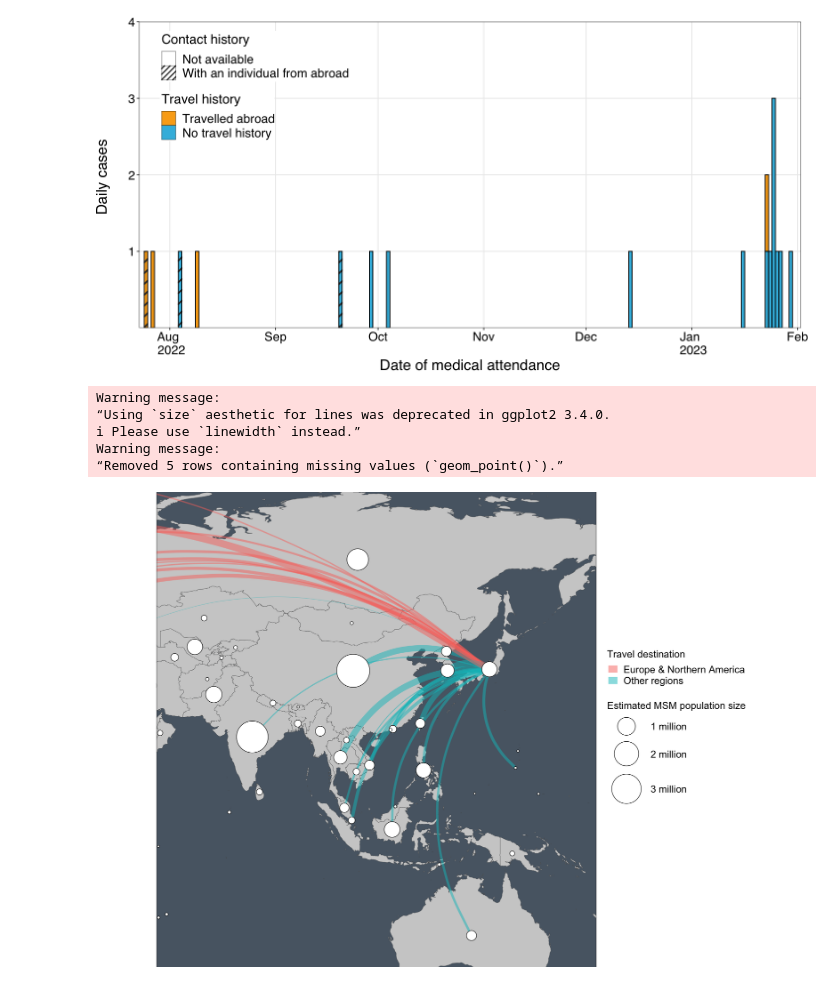
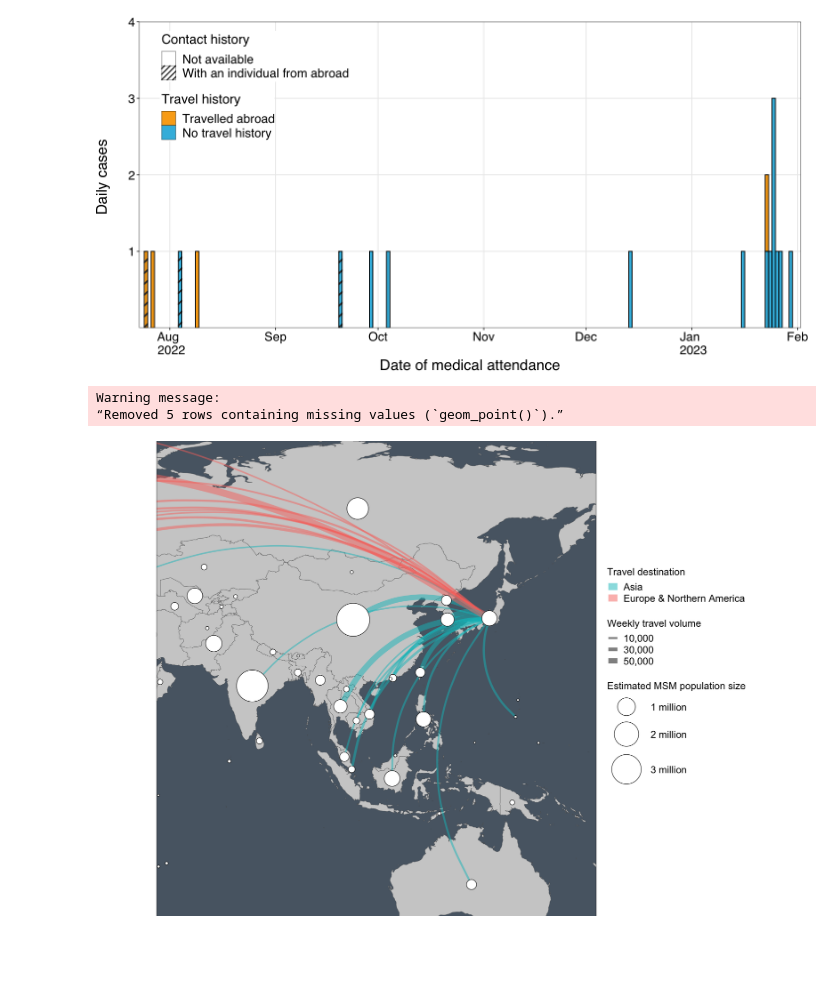
Before and after one commit to akira-endo/mpox_emergenceJapan, a Jupyter notebook: script/Code_for_visualization.ipynb, the cells around one changed output. Drawn from its saved outputs; the diff is of its cells as text; code cells hidden in the pictures; blank space fills up the shorter version.

Commit message:
updated code (as of 4 Feb)
with the fake travel volume data (flight_matrix_temp.csv)

```diff
--- a/script/Code_for_visualization.ipynb
+++ b/script/Code_for_visualization.ipynb
@@ -263,39 +262,41 @@ filter(weight >= thres) -> edges_for_plot
 options(repr.plot.width=15,repr.plot.height=10)
 label_set = c("1 million", "2 million", "3 million")
 break_set = c(1000000, 2000000, 3000000)
+
+label_set2 = c("10,000", "30,000", "50,000")
+break_set2 = c(10000, 30000, 50000)
 
 library(ggnewscale)
 
 flight_JPN %>% filter(Japan >= thres) %>% ggplot() +
 geom_polygon(aes(x = long, y = lat, group = group), data = map_data('world'),
              fill = "#CECECE", color = "#515151", size = 0.15) +
 
-geom_curve(aes(x = x, y = y, xend = xend, yend = yend, color=Travel, size = weight),
+geom_curve(aes(x = x, y = y, xend = xend, yend = yend, color=Travel, linewidth = weight),
            data = edges_for_plot, curvature = 0.33, alpha = 0.5) +
-scale_color_manual(name=c("Travel destination"), values = c("#F8766D", "#00BFC4")) +
-scale_size_continuous("Travel volume", range = c(0.25, 5)) +
+scale_color_manual("Travel destination", values = c("#00BFC4", "#F8766D")) +
+scale_linewidth_continuous("Weekly travel volume", labels=label_set2, breaks=break_set2, range = c(1, 5)) +
 
 new_scale("size") +
 geom_point(data = merge(df_MSM_imputed %>%
                         mutate(imputed=case_when(iso_code==c("CHN") ~ 3830, iso_code==c("IND") ~ 3500, TRUE ~ imputed)) %>%
                         rename(iso_3=iso_code), df_geo_info, by=c("iso_3"), all.x=TRUE),
            aes(x = lon, y = lat, size = imputed*1000),
            shape = 21, fill = 'white', color = 'black', stroke = 0.5) +
 scale_size_continuous("Estimated MSM population size", labels=label_set, breaks=break_set, range = c(1, 25)) +
 
 coord_quickmap(xlim = c(60, 160),  ylim = c(-35, 80)) +
 
 theme(panel.grid = element_blank()) + theme(axis.text = element_blank()) +
 theme(axis.ticks = element_blank()) + theme(axis.title = element_blank()) +
 theme(legend.position = "right", legend.title = element_text(size = 15), legend.text = element_text(size = 15)) +
 theme(panel.grid = element_blank()) +
 theme(panel.background = element_rect(fill = "#596673")) +
 theme(plot.margin = margin(-2, -5, -2, -5, "cm")) +
-guides(color = guide_legend(override.aes = list(linewidth = 5)))
+guides(color = guide_legend(override.aes = list(linewidth = 5), order=1),
+       size = guide_legend(order = 3),
+       linewidth = guide_legend(order = 2))
 # %% [output]
-Warning message:
-“Using `size` aesthetic for lines was deprecated in ggplot2 3.4.0.
-ℹ Please use `linewidth` instead.”
 Warning message:
 “Removed 5 rows containing missing values (`geom_point()`).”
-[figure, old version]
+[figure, new version]
```
Also changed, not shown: parts of 3 cells of this notebook, 1 other file.
